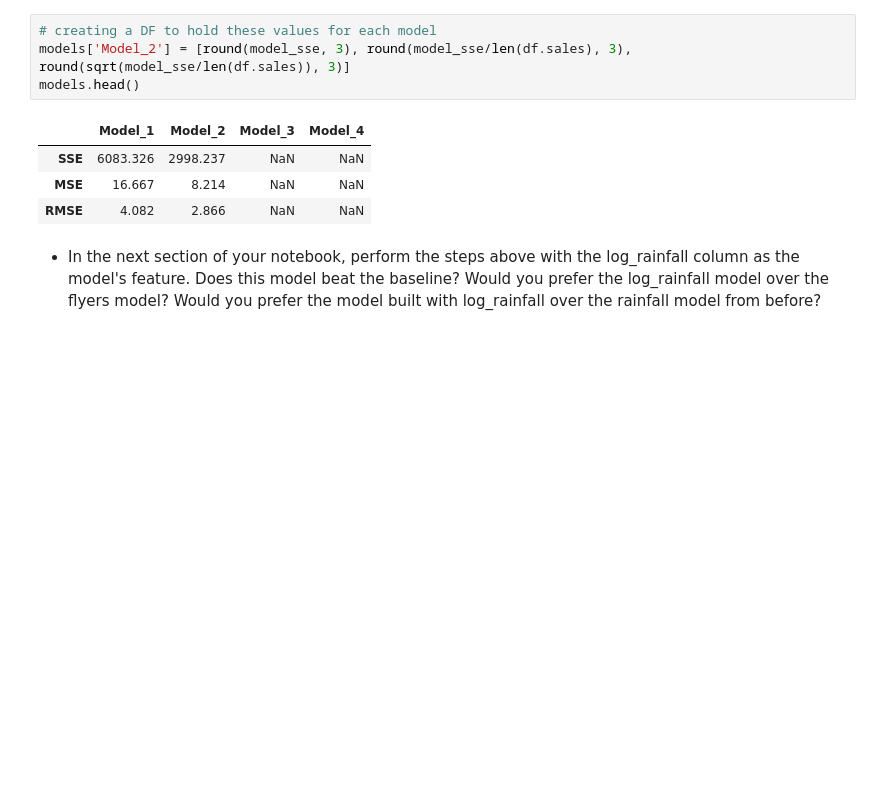
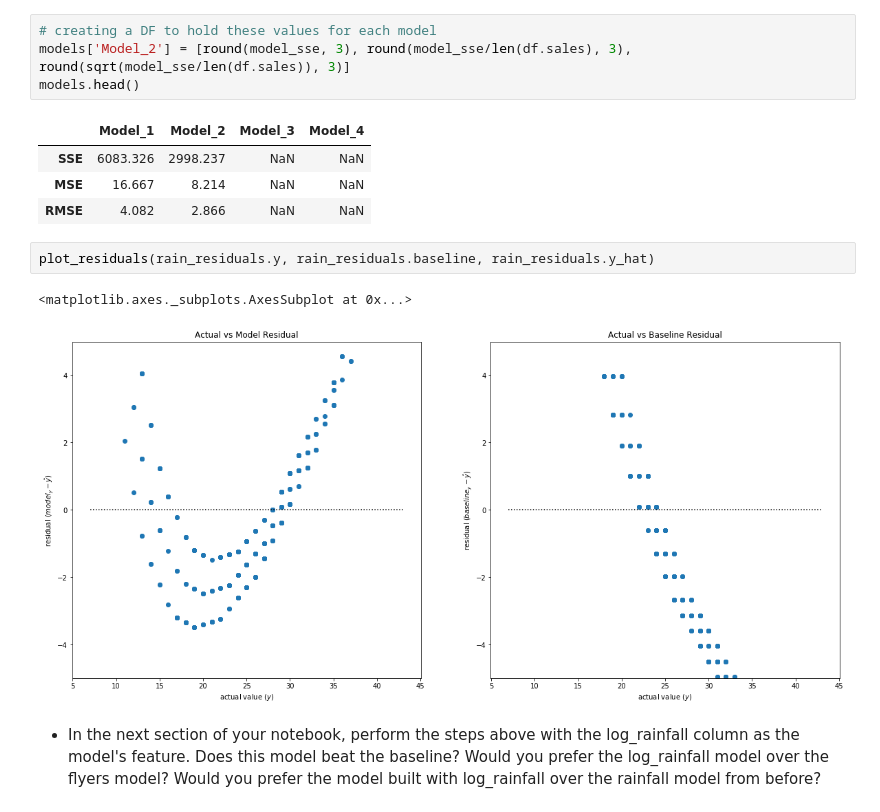
Before and after one commit to ThompsonBethany01/regression-exercises, a Jupyter notebook: evaluate.ipynb, the cells around one changed output. Saved outputs shown, nothing was run; the diff lists cells and outputs as text; blank space fills up the shorter version.

```diff
--- a/evaluate.ipynb
+++ b/evaluate.ipynb
@@ -254,6 +285,11 @@ models.head()
 | SSE | 6083.326 | 2998.237 | NaN | NaN |
 | MSE | 16.667 | 8.214 | NaN | NaN |
 | RMSE | 4.082 | 2.866 | NaN | NaN |
+# %%
+plot_residuals(rain_residuals.y, rain_residuals.baseline, rain_residuals.y_hat)
+# %% [output]
+<matplotlib.axes._subplots.AxesSubplot at 0x...>
+[figure, added]
 # %% [markdown]
 - In the next section of your notebook, perform the steps above with the log_rainfall column as the model's feature. Does this model beat the baseline? Would you prefer the log_rainfall model over the flyers model? Would you prefer the model built with log_rainfall over the rainfall model from before?
 # %%
```
Also changed, not shown: parts of 8 cells of this notebook.
